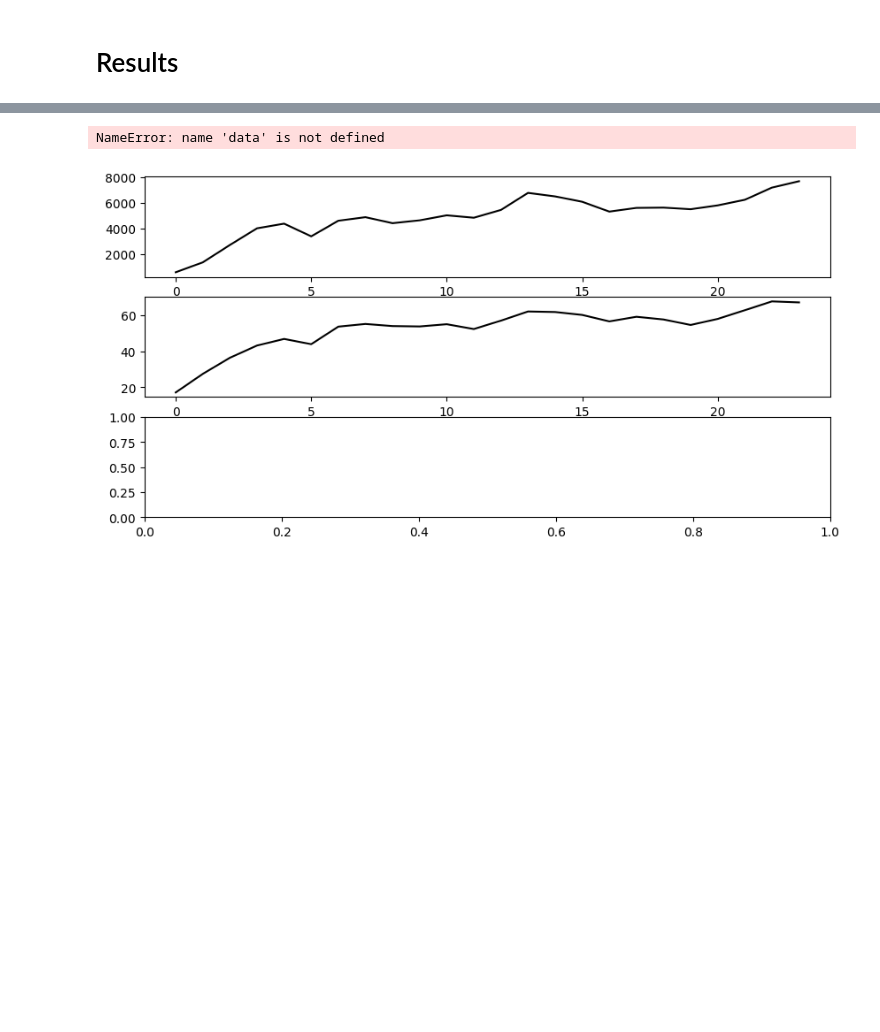
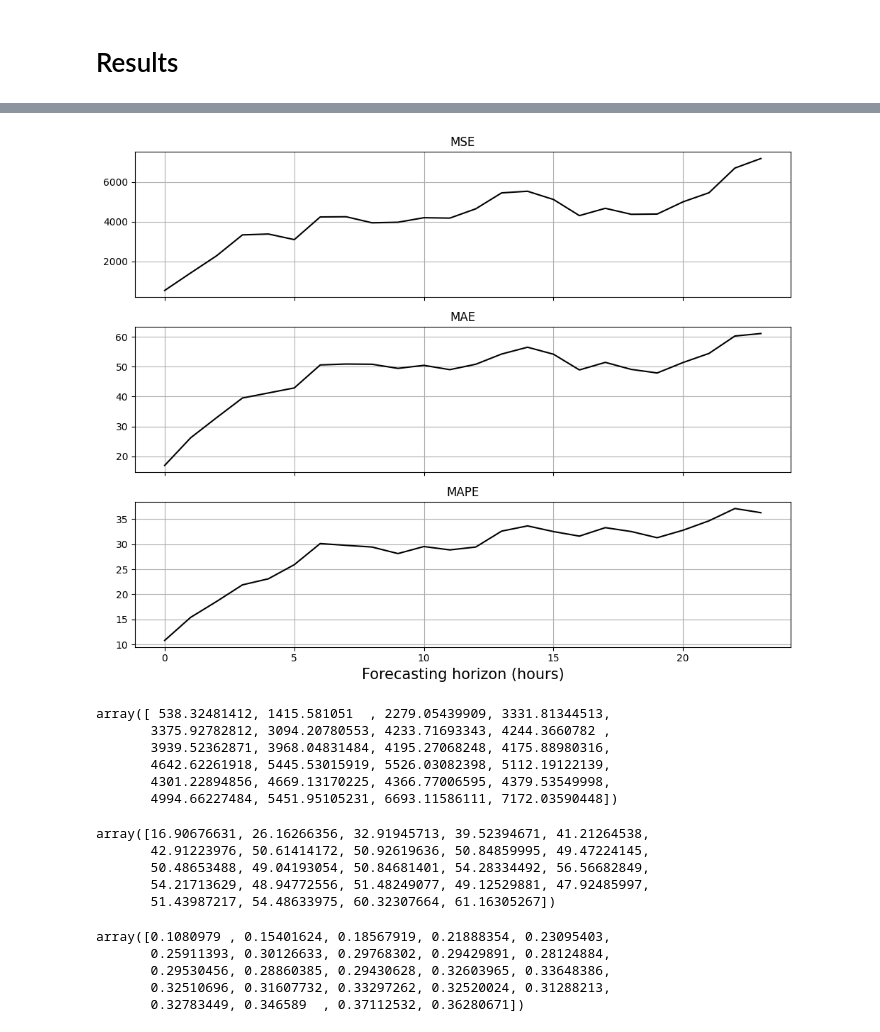
Before and after one commit to petergroenning/em_challenge, a Jupyter notebook: notebooks/results.ipynb, the cells around one changed output, grey strips where cells are left out. Saved outputs shown, nothing was run; the diff lists cells and outputs as text; code cells hidden in the pictures; blank space fills up the shorter version.

```diff
--- a/notebooks/results.ipynb
+++ b/notebooks/results.ipynb
@@ -30,13 +56,49 @@ y, yp = test_baseline('2019-01-01')
 # %%
 y, yp = np.array(y), np.array(yp)
 E = np.array(yp-y)
-fig, ax = plt.subplots(3, 1, figsize = (10, 5))
+fig, ax = plt.subplots(3, 1, figsize = (10, 8), sharex = True)
+# mse
 ax[0].plot(np.nanmean(E**2, axis = 0), color = 'black')
+ax[0].set_title('MSE')
+ax[0].grid()
 
+# mae
 ax[1].plot(np.nanmean(abs(E), axis = 0), color = 'black')
+ax[1].set_title('MAE')
+ax[1].grid()
 
 # mape
-ax[2].plot(np.nanmean(abs(E)/y, axis = 0), color = 'black')
+ax[2].plot(np.nanmean(abs(E)/y, axis = 0)*100, color = 'black')
+ax[2].set_title('MAPE')
+ax[2].grid()
+
+ax[2].set_xlabel('Forecasting horizon (hours)', fontsize = 15)
+
+fig.tight_layout()
 # %% [output]
-NameError: name 'data' is not defined
-[figure, old version]
+[figure, new version]
+# %%
+np.nanmean(E**2, axis = 0)
+# %% [output]
+array([ 538.32481412, 1415.581051  , 2279.05439909, 3331.81344513,
+       3375.92782812, 3094.20780553, 4233.71693343, 4244.3660782 ,
+       3939.52362871, 3968.04831484, 4195.27068248, 4175.88980316,
+       4642.62261918, 5445.53015919, 5526.03082398, 5112.19122139,
+       4301.22894856, 4669.13170225, 4366.77006595, 4379.53549998,
+       4994.66227484, 5451.95105231, 6693.11586111, 7172.03590448])
+# %%
+np.nanmean(abs(E), axis = 0)
+# %% [output]
+array([16.90676631, 26.16266356, 32.91945713, 39.52394671, 41.21264538,
+       42.91223976, 50.61414172, 50.92619636, 50.84859995, 49.47224145,
+       50.48653488, 49.04193054, 50.84681401, 54.28334492, 56.56682849,
+       54.21713629, 48.94772556, 51.48249077, 49.12529881, 47.92485997,
+       51.43987217, 54.48633975, 60.32307664, 61.16305267])
+# %%
+np.nanmean(abs(E)/y, axis = 0)
+# %% [output]
+array([0.1080979 , 0.15401624, 0.18567919, 0.21888354, 0.23095403,
+       0.25911393, 0.30126633, 0.29768302, 0.29429891, 0.28124884,
+       0.29530456, 0.28860385, 0.29430628, 0.32603965, 0.33648386,
+       0.32510696, 0.31607732, 0.33297262, 0.32520024, 0.31288213,
+       0.32783449, 0.346589  , 0.37112532, 0.36280671])
```
Also changed, not shown: parts of 1 cell of this notebook.
